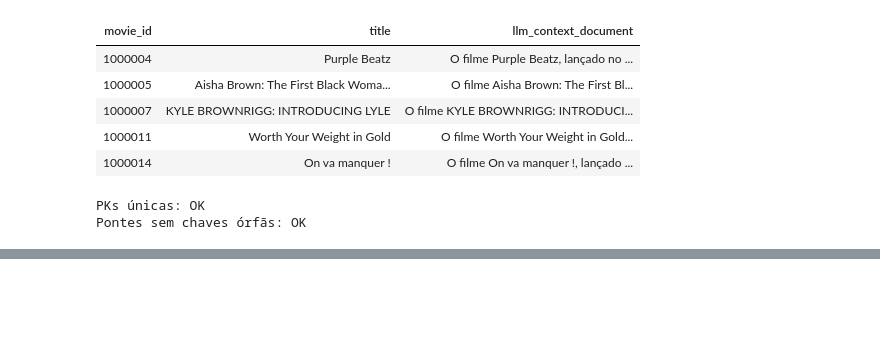
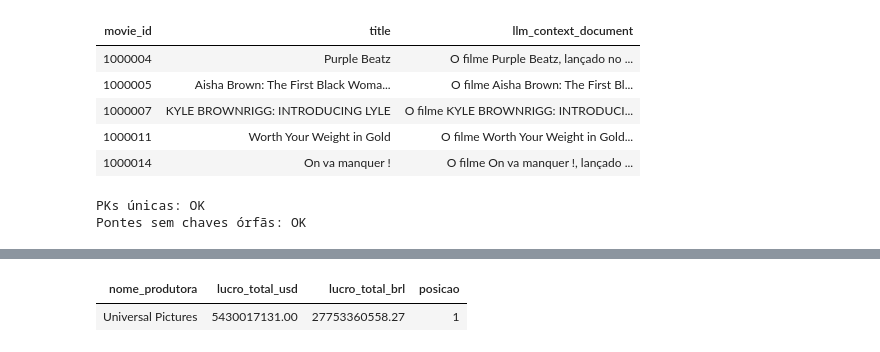
Before and after one commit to RyeiEstevan/CineData-Rocket_Lab, a Jupyter notebook: Notebooks/Silver_to_Gold.ipynb, the cells around one changed output, grey strips where cells are left out. Saved outputs shown, nothing was run; the diff lists cells and outputs as text; code cells hidden in the pictures; blank space fills up the shorter version.

```diff
--- a/Notebooks/Silver_to_Gold.ipynb
+++ b/Notebooks/Silver_to_Gold.ipynb
@@ -301,0 +413,34 @@ Pontes sem chaves órfãs: OK
+# %%
+# Pergunta 6 — Produtora com maior lucro nos últimos 5 anos (lucro em US$ e R$; ranking por US$)
+display(spark.sql("""
+    WITH lim AS (
+        SELECT MAX(data_lancamento) AS dt_max
+        FROM gold.dim_movies
+        WHERE status_filme = 'Lançado' AND data_lancamento <= current_date()
+    ),
+    base AS (
+        SELECT c.nome_produtora,
+               SUM(f.lucro_usd) AS lucro_total_usd,
+               SUM(f.lucro_brl) AS lucro_total_brl
+        FROM gold.dim_movies m
+        CROSS JOIN lim
+        JOIN gold.fact_movies_performance f ON f.sk_movie_id = m.sk_movie_id
+        JOIN gold.bridge_movie_company b ON b.sk_movie_id = m.sk_movie_id
+        JOIN gold.dim_companies c ON c.sk_company_id = b.sk_company_id
+        WHERE m.status_filme = 'Lançado'
+          AND m.data_lancamento >  add_months(lim.dt_max, -60)
+          AND m.data_lancamento <= lim.dt_max
+          AND f.lucro_usd IS NOT NULL
+        GROUP BY c.nome_produtora
+    )
+    SELECT nome_produtora, lucro_total_usd, lucro_total_brl, posicao
+    FROM (
+        SELECT nome_produtora, lucro_total_usd, lucro_total_brl,
+               RANK() OVER (ORDER BY lucro_total_usd DESC) AS posicao
+        FROM base
+    )
+    WHERE posicao = 1
+"""))
+# %% [output]
+| nome_produtora | lucro_total_usd | lucro_total_brl | posicao |
+| Universal Pictures | 5430017131.00 | 27753360558.27 | 1 |
```
Also changed, not shown: parts of 6 cells of this notebook, 1 other file.
